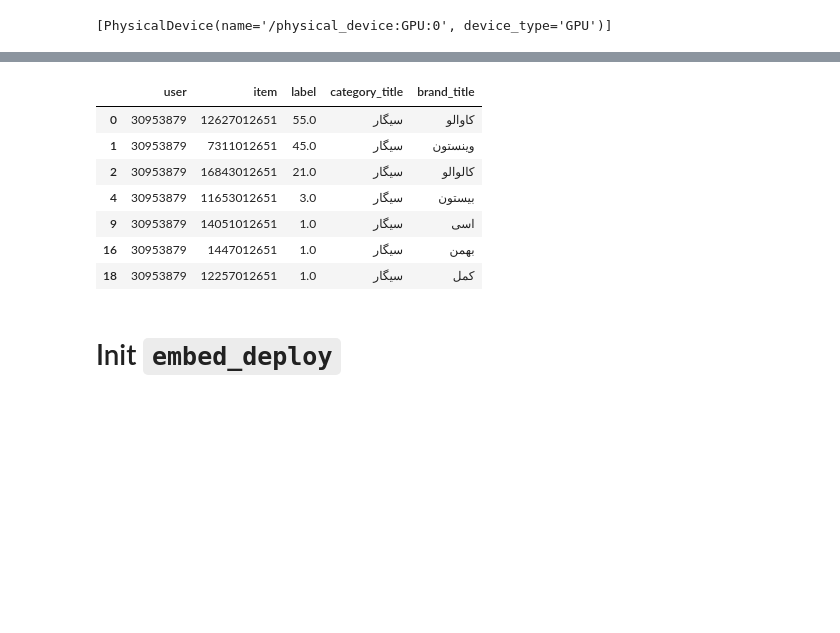
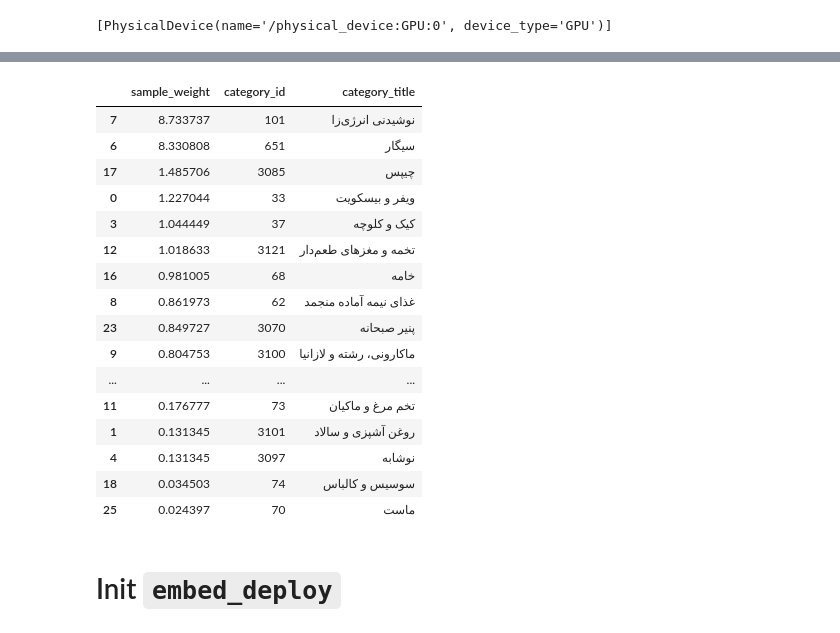
Before and after one commit to samousavizade/Recora, a Jupyter notebook: examples/recora_category.ipynb, the cells around one changed output, grey strips where cells are left out. Drawn from its saved outputs; the diff is of its cells as text; code cells hidden in the pictures; blank space fills up the shorter version.

```diff
--- a/examples/recora_category.ipynb
+++ b/examples/recora_category.ipynb
@@ -399,9 +382,8 @@ dense_feature_columns = [
 	"p25_item_spending", "p50_item_spending", "p75_item_spending",
 	"user_discount_ratio",
 
-	# Interaction‑level feature
-	"order_hour",
-	# "time"
+	# Interevents dense
+	"time", "order_hour"
 ]
 
 # Features belonging to the user side
@@ -415,8 +397,9 @@ user_feature_columns = [
 	'user_avg_ordering_hour', 'ipo', 'lpo', 'aov', 'avg_item_spending',
 	'min_item_spending', 'max_item_spending', 'p25_item_spending',
 	'p50_item_spending', 'p75_item_spending', 'user_discount_ratio',
-	# Interaction‑level (treated as user feature for simplicity)
-	"order_hour",
+
+	# Interevents dense
+	"time", "order_hour"
 ]
 
 # Features belonging to the item side
@@ -432,22 +415,8 @@ item_feature_columns = [
 	'num_products', 'num_sellers', 'item_age_days',
 ]
 
-df = df[['user', 'item', 'time', 'label'] + user_feature_columns + item_feature_columns]
+df = df[['user', 'item', 'label', 'sample_weight'] + user_feature_columns + item_feature_columns]
 df = df.fillna(0)
-# %%
- # Handle single sparse columns
-for c in single_sparse_feature_columns:
-	for df in [df]:
-		df[c] = df[c].astype(str).fillna("missing")
-		df.loc[df[c] == "0", c] = "missing"
-
-# # Handle multi sparse columns
-# multi_sparse_flat = [col for group in multi_sparse_col for col in group]
-# for c in multi_sparse_flat:
-# 	for df in [df]:
-# 		df[c] = df[c].astype(str).fillna("missing")
-# 		df.loc[df[c] == "0", c] = "missing"
-
-scaler = QuantileTransformer(output_distribution='uniform', random_state=42, n_quantiles=25)
-df[dense_feature_columns] = scaler.fit_transform(df[dense_feature_columns]).astype(np.float32)
+# %%
+df = df.sort_values(by='time', ascending=True)
 # %%
@@ -1470,23 +1472,27 @@ result[result['category_id'] == 69].head(20)
 # %%
-result = train_data.loc[train_data['user'] == "30953879"].sort_values(by='label', ascending=False).reset_index()
-result[['brand_id', 'category_id']] = (
-	result['item']
-	.str.split("012", expand=True, n=1)  # n=1 ensures we only split once
-)
-result['brand_id'] = pd.to_numeric(result['brand_id'], errors='coerce')
-result['category_id'] = pd.to_numeric(result['category_id'], errors='coerce')
-brand_category_titles = pd.read_csv('./sample_data/brand_category_titles.csv')
-result = result.merge(brand_category_titles, on=['brand_id', 'category_id'], how='left')
-result.loc[result['category_id'] == 651, ['user', 'item', 'label', 'category_title', 'brand_title']]
+result = df.loc[df['user'] == "30953879"]
+result['category_id'] = pd.to_numeric(result['item'], errors='coerce')
+brand_category_titles = pd.read_csv('./sample_data/brand_category_titles.csv').drop_duplicates(subset=['category_id'])
+result = result.merge(brand_category_titles, on=['category_id'], how='left')
+result[['sample_weight', 'category_id', 'category_title']].sort_values(by='sample_weight', ascending=False)
 # %% [output]
-|  | user | item | label | category_title | brand_title |
-| 0 | 30953879 | 12627012651 | 55.0 | سیگار | کاوالو |
-| 1 | 30953879 | 7311012651 | 45.0 | سیگار | وینستون |
-| 2 | 30953879 | 16843012651 | 21.0 | سیگار | کالوالو |
-| 4 | 30953879 | 11653012651 | 3.0 | سیگار | بیستون |
-| 9 | 30953879 | 14051012651 | 1.0 | سیگار | اسی |
-| 16 | 30953879 | 1447012651 | 1.0 | سیگار | بهمن |
-| 18 | 30953879 | 12257012651 | 1.0 | سیگار | کمل |
+|  | sample_weight | category_id | category_title |
+| 7 | 8.733737 | 101 | نوشیدنی انرژی‌زا |
+| 6 | 8.330808 | 651 | سیگار |
+| 17 | 1.485706 | 3085 | چیپس |
+| 0 | 1.227044 | 33 | ویفر و بیسکویت |
+| 3 | 1.044449 | 37 | کیک و کلوچه |
+| 12 | 1.018633 | 3121 | تخمه و مغزهای طعم‌دار |
+| 16 | 0.981005 | 68 | خامه |
+| 8 | 0.861973 | 62 | غذای نیمه آماده منجمد |
+| 23 | 0.849727 | 3070 | پنیر صبحانه |
+| 9 | 0.804753 | 3100 | ماکارونی، رشته و لازانیا |
+| ... | ... | ... | ... |
+| 11 | 0.176777 | 73 | تخم مرغ و ماکیان |
+| 1 | 0.131345 | 3101 | روغن آشپزی و سالاد |
+| 4 | 0.131345 | 3097 | نوشابه |
+| 18 | 0.034503 | 74 | سوسیس و کالباس |
+| 25 | 0.024397 | 70 | ماست |
 # %%
 import tensorflow as tf
 from libreco.data import DataInfo
```
Also changed, not shown: parts of 26 cells of this notebook, 1 other file.
